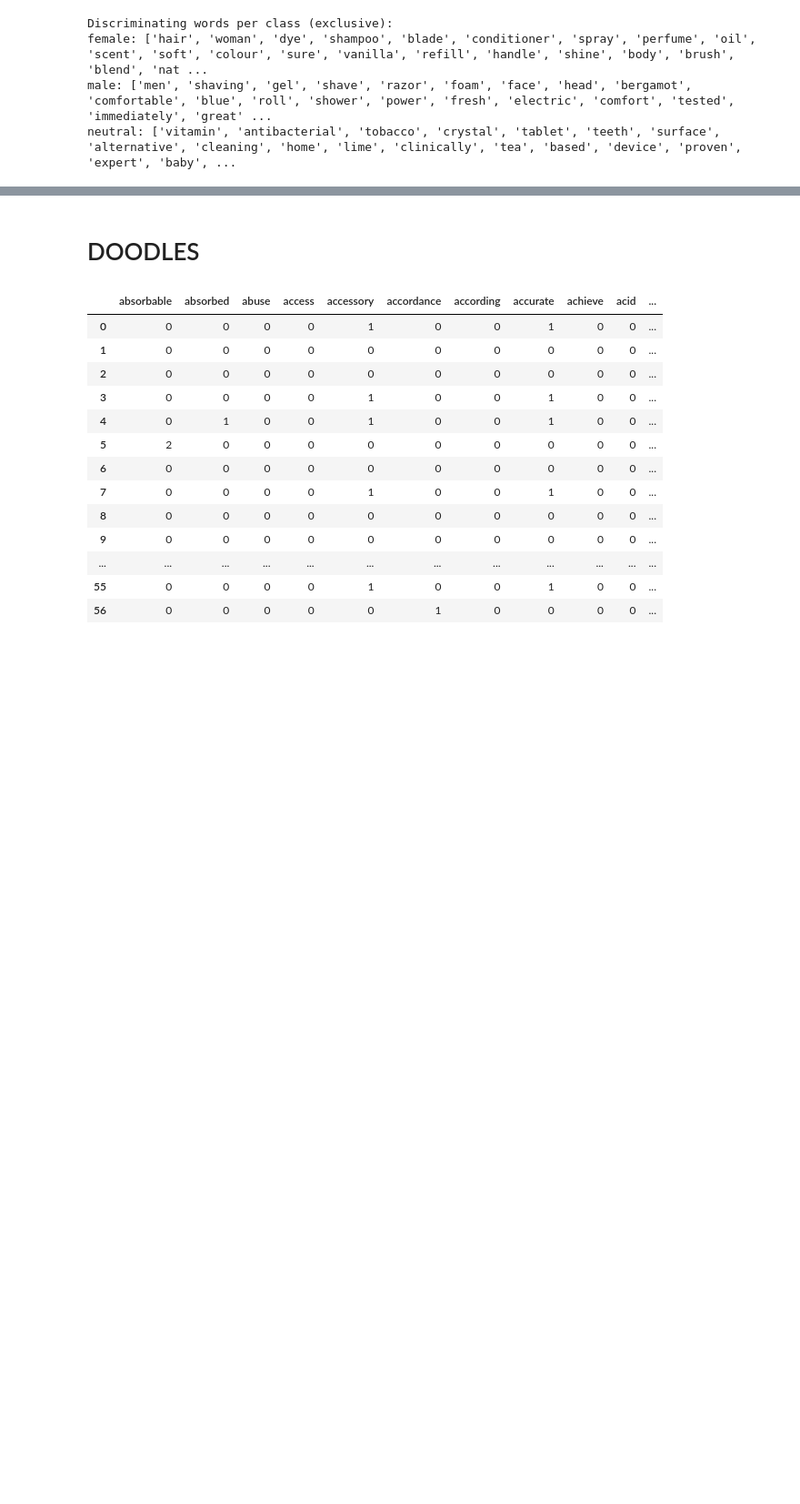
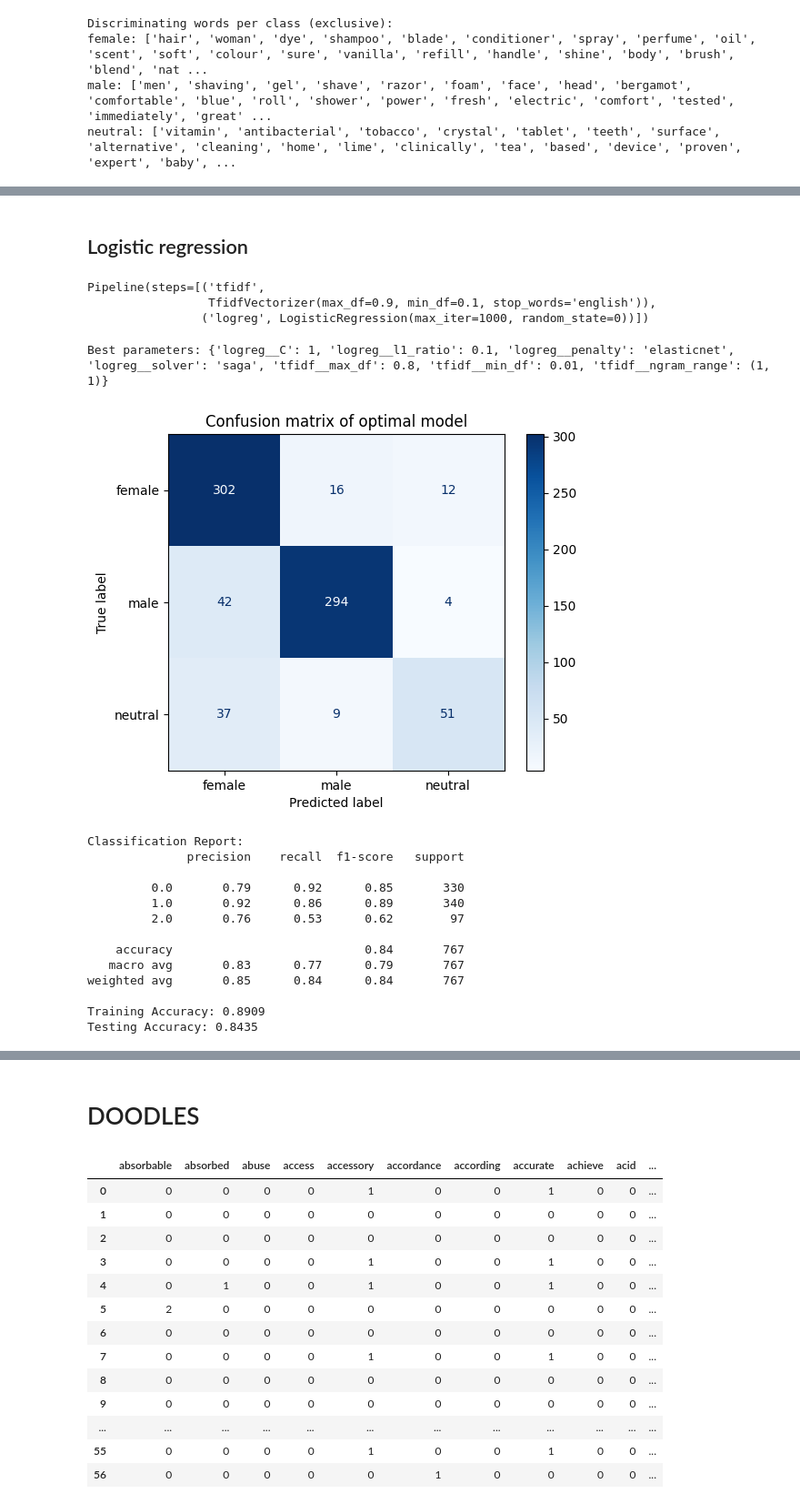
Before and after one commit to aleksandrajaremko/PP422-group-project, a Jupyter notebook: workbook_gender_from_text_aj.ipynb, the cells around one changed output, grey strips where cells are left out. Shown: that part at 91% size. Saved outputs shown, nothing was run; the diff lists cells and outputs as text; code cells hidden in the pictures; blank space fills up the shorter version.

Commit message:
More tuning + RF for bag model

```diff
--- a/workbook_gender_from_text_aj.ipynb
+++ b/workbook_gender_from_text_aj.ipynb
@@ -580,0 +543,2 @@ neutral: ['vitamin', 'antibacterial', 'tobacco', 'crystal', 'tablet', 'teeth', '
+# %%
+training_data = pd.read_csv("training_data.csv")
@@ -580,0 +575,18 @@ neutral: ['vitamin', 'antibacterial', 'tobacco', 'crystal', 'tablet', 'teeth', '
+# %%
+X = training_data['processed'] # I redefined X and y to be a single list (not a 2-column df)
+y = training_data['gender_label']
+X_train, X_test, y_train, y_test = train_test_split(X, y, test_size=0.3, random_state=42)
+# %% [markdown]
+## Logistic regression
+# %%
+text_pipe_log = Pipeline([
+    ('tfidf', TfidfVectorizer(ngram_range=(1,1), min_df=0.1, max_df=0.90, stop_words='english')),
+    ('logreg', LogisticRegression(random_state=0, max_iter = 10**3))
+])
+
+# Fitting the pipeline to our training data
+text_pipe_log.fit(X_train, y_train)
+# %% [output]
+Pipeline(steps=[('tfidf',
+                 TfidfVectorizer(max_df=0.9, min_df=0.1, stop_words='english')),
+                ('logreg', LogisticRegression(max_iter=1000, random_state=0))])
@@ -580,0 +626,46 @@ neutral: ['vitamin', 'antibacterial', 'tobacco', 'crystal', 'tablet', 'teeth', '
+# %%
+# Fit the model
+grid_search.fit(X_train, y_train)
+
+print("Best parameters:", grid_search.best_params_)
+# %% [output]
+Best parameters: {'logreg__C': 1, 'logreg__l1_ratio': 0.1, 'logreg__penalty': 'elasticnet', 'logreg__solver': 'saga', 'tfidf__max_df': 0.8, 'tfidf__min_df': 0.01, 'tfidf__ngram_range': (1, 1)}
+# %%
+# Get best model and predictions
+best_model = grid_search.best_estimator_
+y_pred = best_model.predict(X_test)
+
+# Confusion matrix
+cm = confusion_matrix(y_test, y_pred)
+disp = ConfusionMatrixDisplay(confusion_matrix=cm,
+                             display_labels=["female","male","neutral"])
+disp.plot(cmap='Blues')
+plt.title('Confusion matrix of optimal model')
+plt.show()
+
+# Classification report
+print("\nClassification Report:")
+print(classification_report(y_test, y_pred))
+
+# Training accuracy
+train_accuracy = best_model.score(X_train, y_train)
+print(f"Training Accuracy: {train_accuracy:.4f}")
+
+# Testing accuracy
+test_accuracy = best_model.score(X_test, y_test)
+print(f"Testing Accuracy: {test_accuracy:.4f}")
+# %% [output]
+[figure, added]
+Classification Report:
+              precision    recall  f1-score   support
+
+         0.0       0.79      0.92      0.85       330
+         1.0       0.92      0.86      0.89       340
+         2.0       0.76      0.53      0.62        97
+
+    accuracy                           0.84       767
+   macro avg       0.83      0.77      0.79       767
+weighted avg       0.85      0.84      0.84       767
+
+Training Accuracy: 0.8909
+Testing Accuracy: 0.8435
```
Also changed, not shown: parts of 28 cells of this notebook, 1 other file.
